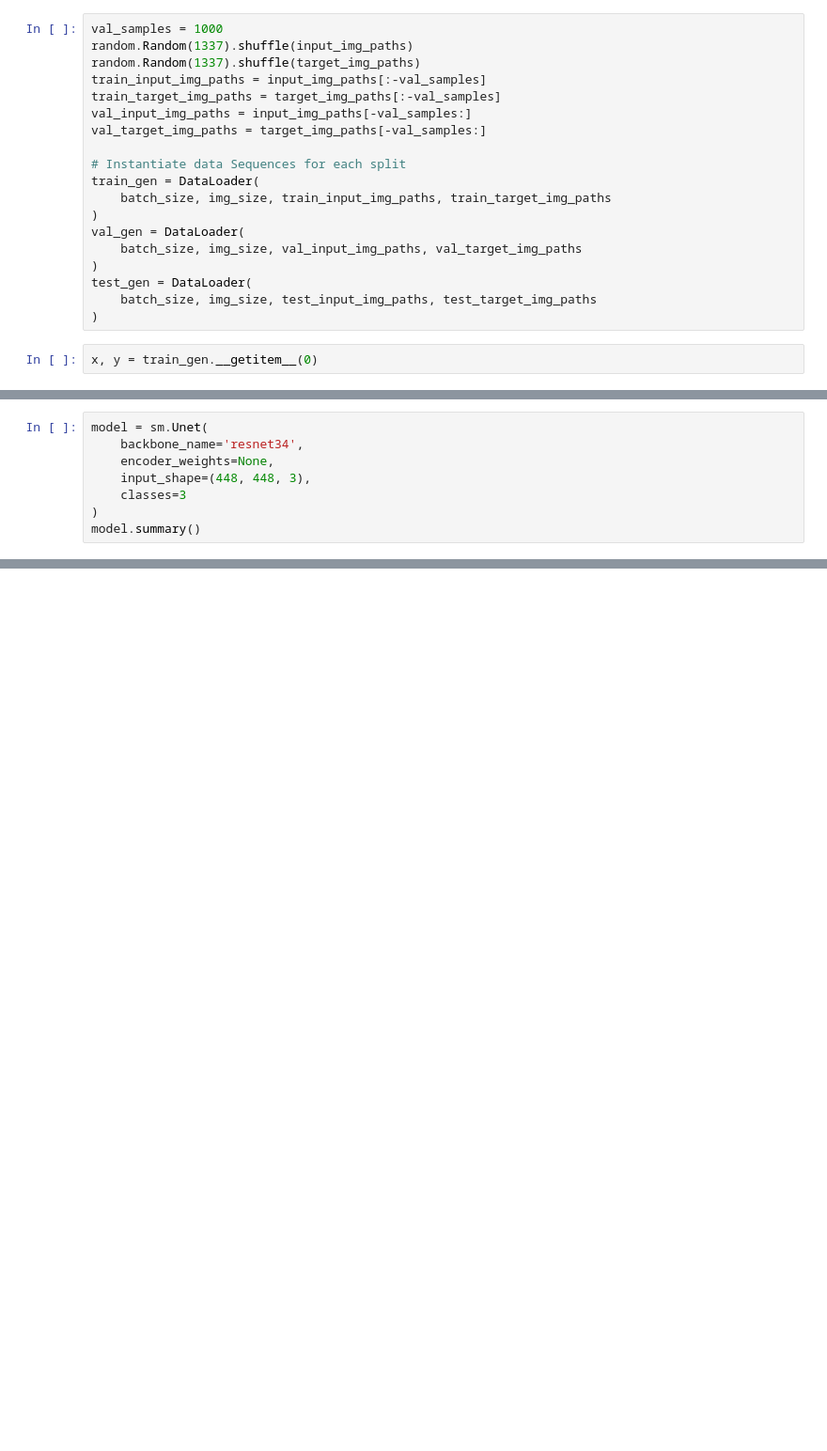
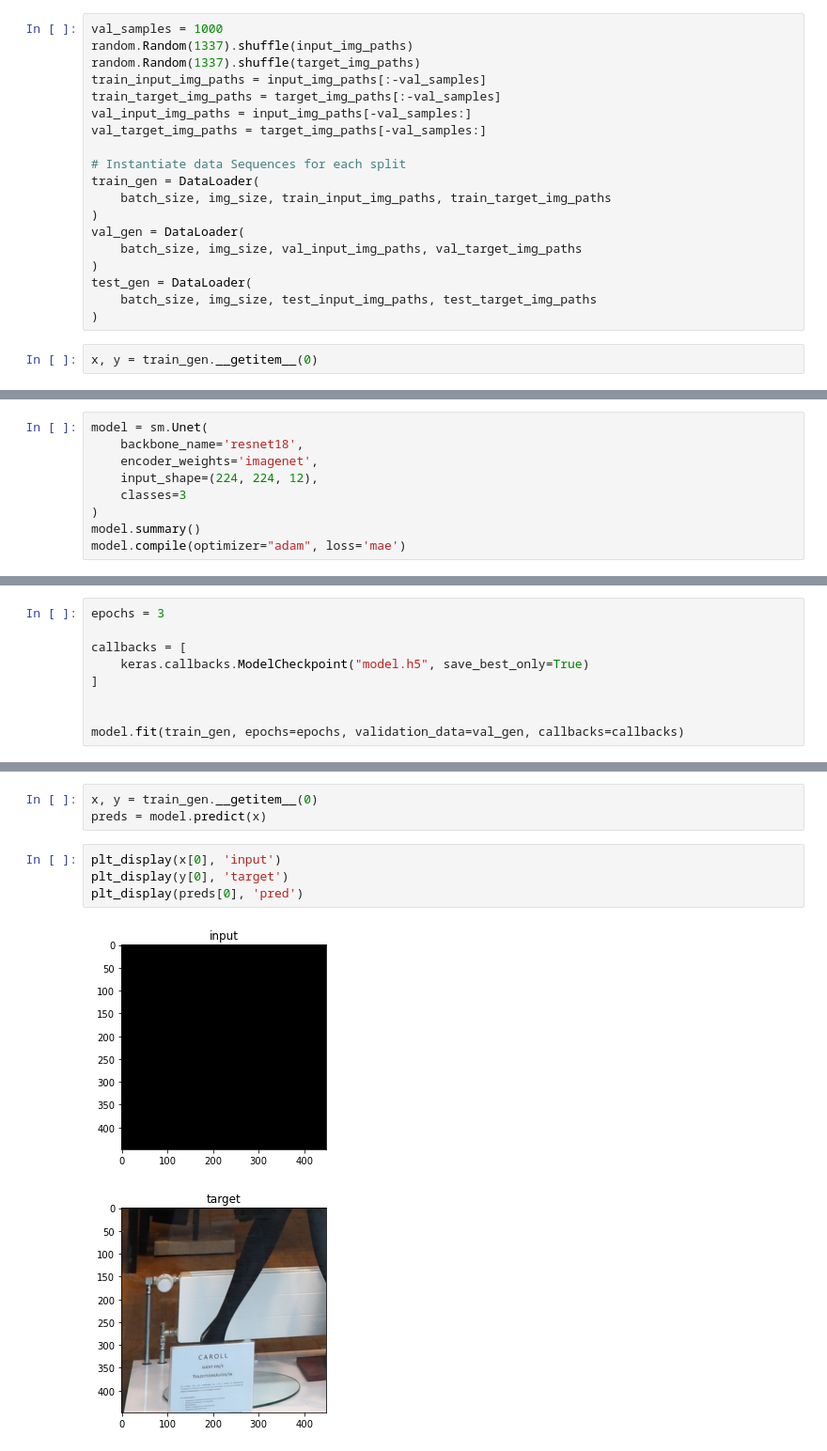
Before and after one commit to gosha20777/master-tesis, a Jupyter notebook: src/experiment-2/train.ipynb, the cells around one changed output, grey strips where cells are left out. Shown at 94% size. Cells and saved outputs as stored; diff of their text form; blank space fills up the shorter version.

```diff
--- a/src/experiment-2/train.ipynb
+++ b/src/experiment-2/train.ipynb
@@ -134,8 +152,9 @@ plt_display(y[0], 'target')
 # %%
 model = sm.Unet(
-    backbone_name='resnet34',
-    encoder_weights=None,
-    input_shape=(448, 448, 3),
+    backbone_name='resnet18',
+    encoder_weights='imagenet',
+    input_shape=(224, 224, 12),
     classes=3
 )
 model.summary()
+model.compile(optimizer="adam", loss='mae')
@@ -141,0 +196,9 @@ model.summary()
+# %%
+epochs = 3
+
+callbacks = [
+    keras.callbacks.ModelCheckpoint("model.h5", save_best_only=True)
+]
+
+
+model.fit(train_gen, epochs=epochs, validation_data=val_gen, callbacks=callbacks)
@@ -141,0 +222,10 @@ model.summary()
+# %%
+x, y = train_gen.__getitem__(0)
+preds = model.predict(x)
+# %%
+plt_display(x[0], 'input')
+plt_display(y[0], 'target')
+plt_display(preds[0], 'pred')
+# %% [output]
+[figure, added]
+[figure, added]
```
Also changed, not shown: parts of 18 cells of this notebook, 1 other file.
